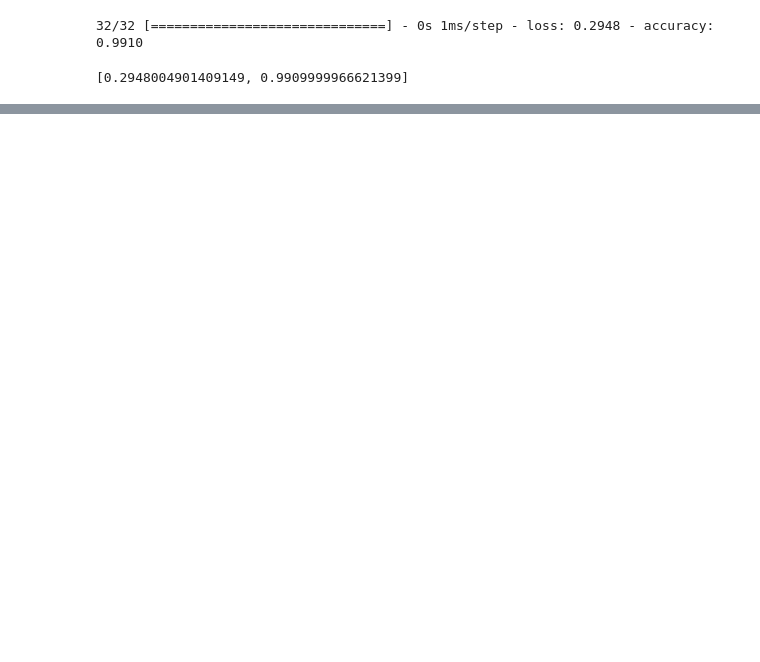
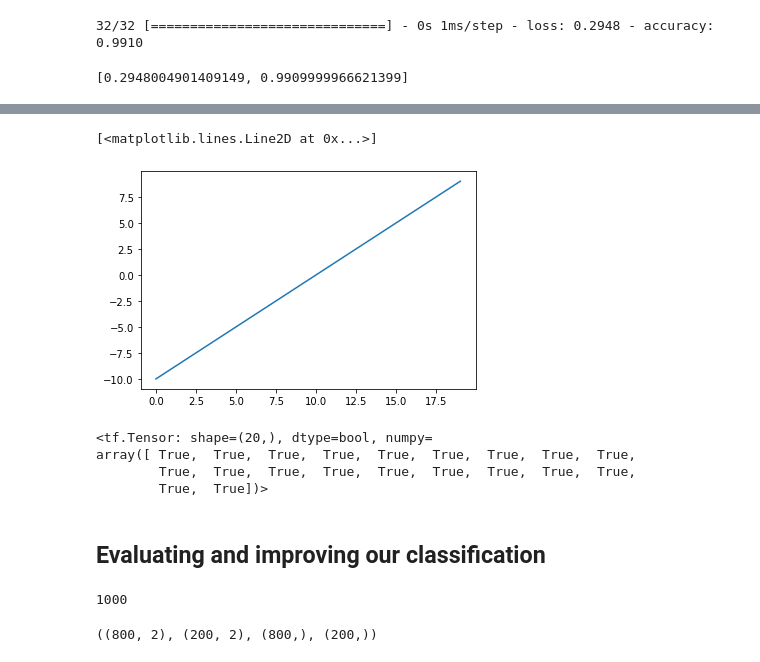
Before and after one commit to pratikktiwari/Deep-Learning, a Jupyter notebook: 02_Neural_Network_Classification.ipynb, the cells around one changed output, grey strips where cells are left out. Drawn from its saved outputs; the diff is of its cells as text; code cells hidden in the pictures; blank space fills up the shorter version.

```diff
--- a/02_Neural_Network_Classification.ipynb
+++ b/02_Neural_Network_Classification.ipynb
@@ -546,0 +611,14 @@ TypeError: ignored
+# %%
+# Does linear activation change anything?
+plt.plot(tf.keras.activations.linear(A))
+# %% [output]
+[<matplotlib.lines.Line2D at 0x...>]
+[figure, added]
+# %%
+# Does A even change?
+A == tf.keras.activations.linear(A)
+# %% [output]
+<tf.Tensor: shape=(20,), dtype=bool, numpy=
+array([ True,  True,  True,  True,  True,  True,  True,  True,  True,
+        True,  True,  True,  True,  True,  True,  True,  True,  True,
+        True,  True])>
@@ -546,0 +627,15 @@ TypeError: ignored
+# %% [markdown]
+## Evaluating and improving our classification
+# %%
+len(X)
+# %% [output]
+1000
+# %%
+# Split into trian and test sets
+X_train, y_train = X[:800], y[:800]
+
+X_test, y_test = X[800:], y[800:]
+
+X_train.shape, X_test.shape, y_train.shape, y_test.shape
+# %% [output]
+((800, 2), (200, 2), (800,), (200,))
```
Also changed, not shown: parts of 29 cells of this notebook.
